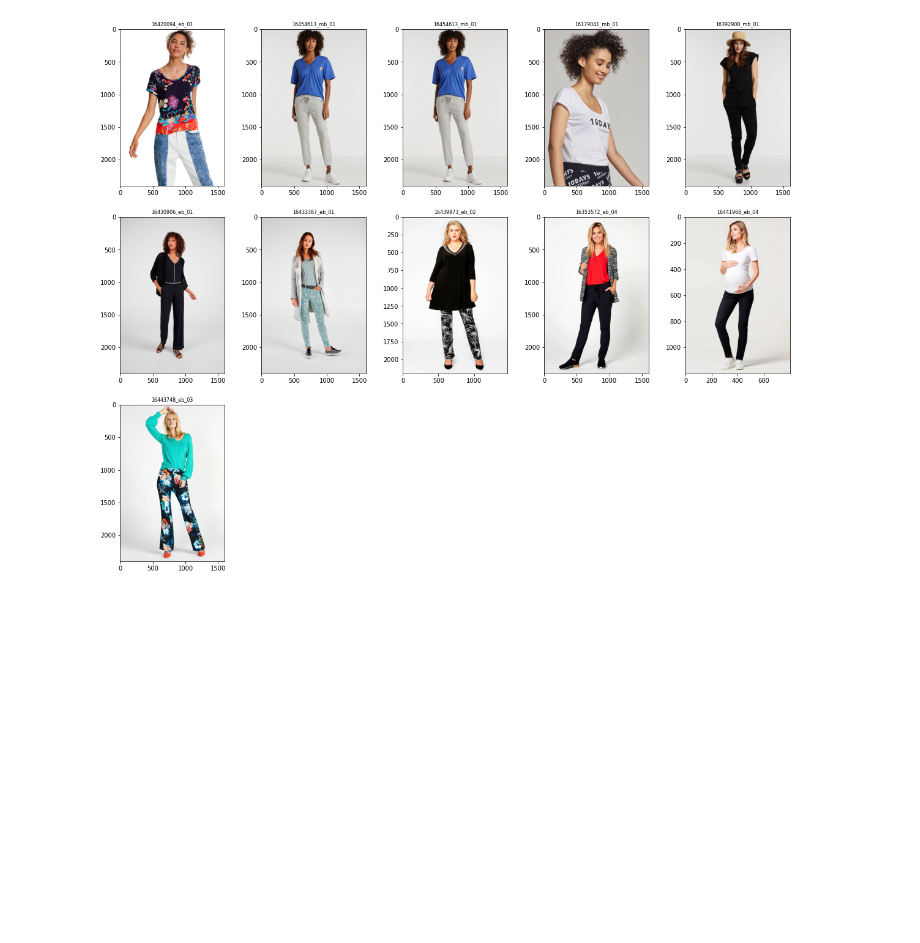
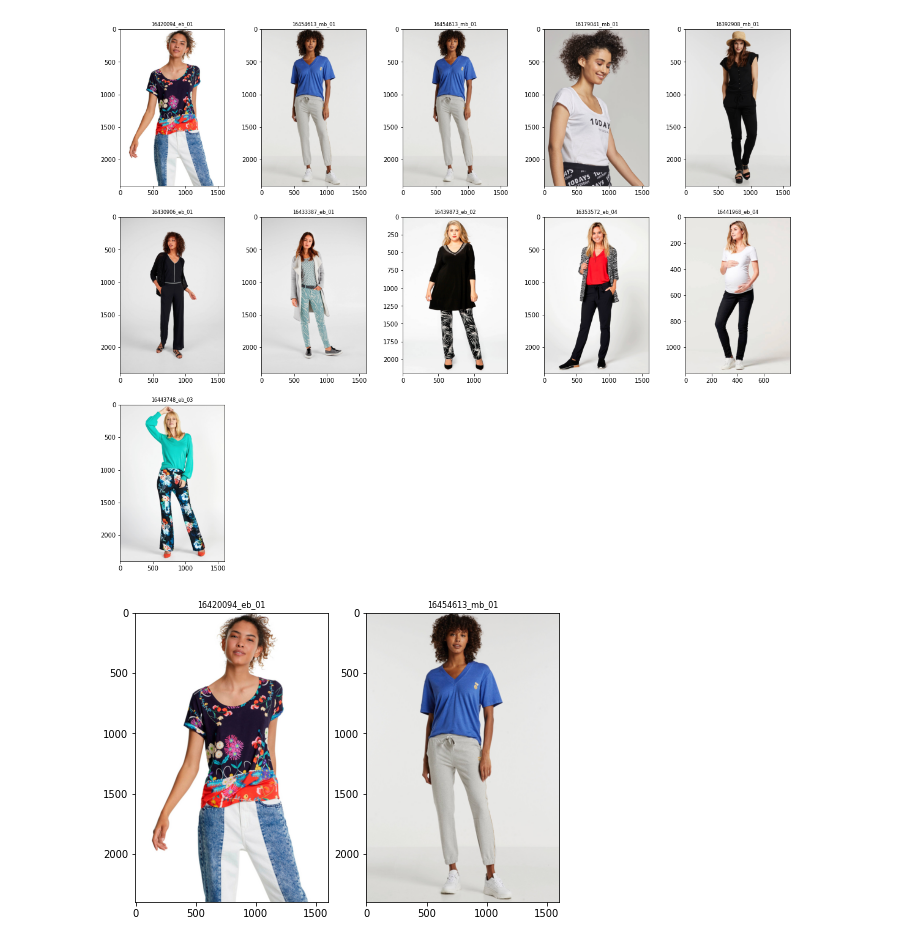
Before and after one commit to KeesCBakker/blogs, a Jupyter notebook: plotting-a-grid-of-pil-images-in-jupyter/main.ipynb, the cells around one changed output. Cells and saved outputs as stored; diff of their text form; code cells hidden in the pictures; blank space fills up the shorter version.

Commit message:
Test 2 images.

```diff
--- a/plotting-a-grid-of-pil-images-in-jupyter/main.ipynb
+++ b/plotting-a-grid-of-pil-images-in-jupyter/main.ipynb
@@ -65,3 +65,15 @@ def display_images(
 display_images(images)
 # %% [output]
 [figure]
+# %%
+# check if 2 images work:
+
+two_urls = [
+    "https://images.wehkamp.nl/i/wehkamp/16420094_eb_01",
+    "https://images.wehkamp.nl/i/wehkamp/16454613_mb_01",
+]
+two_images = [url_to_pil(u) for u in two_urls]
+
+display_images(two_images)
+# %% [output]
+[figure, added]
```
